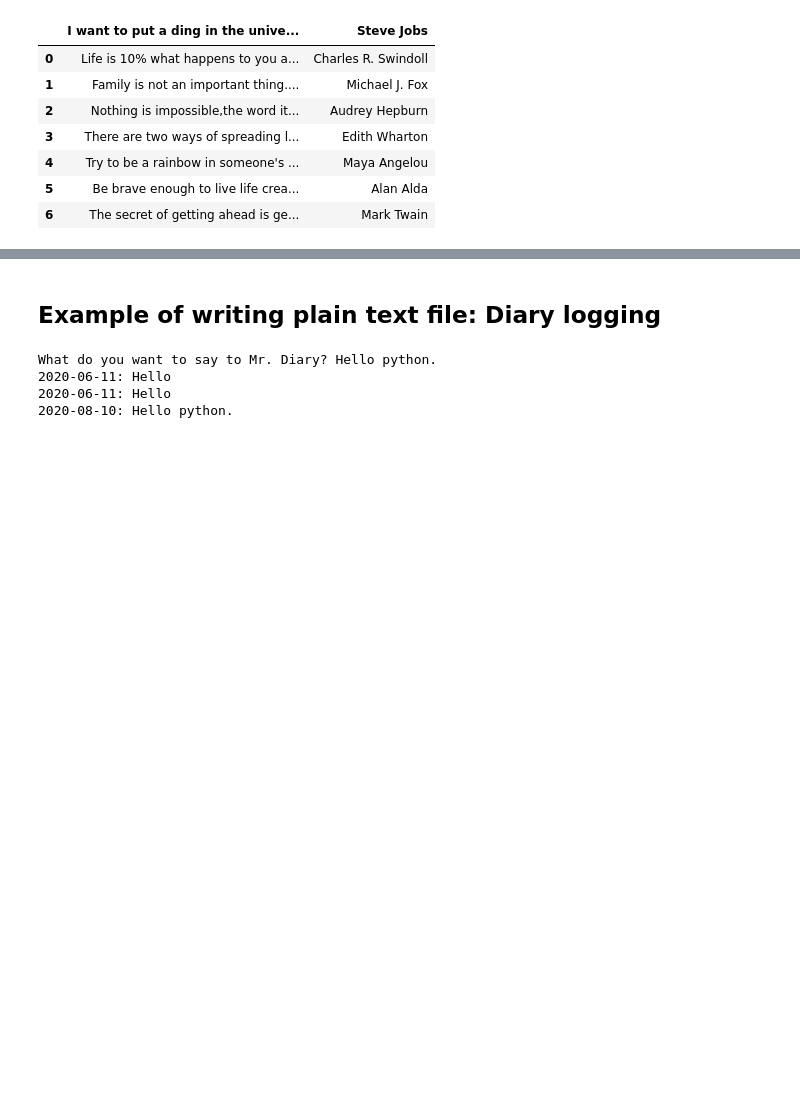
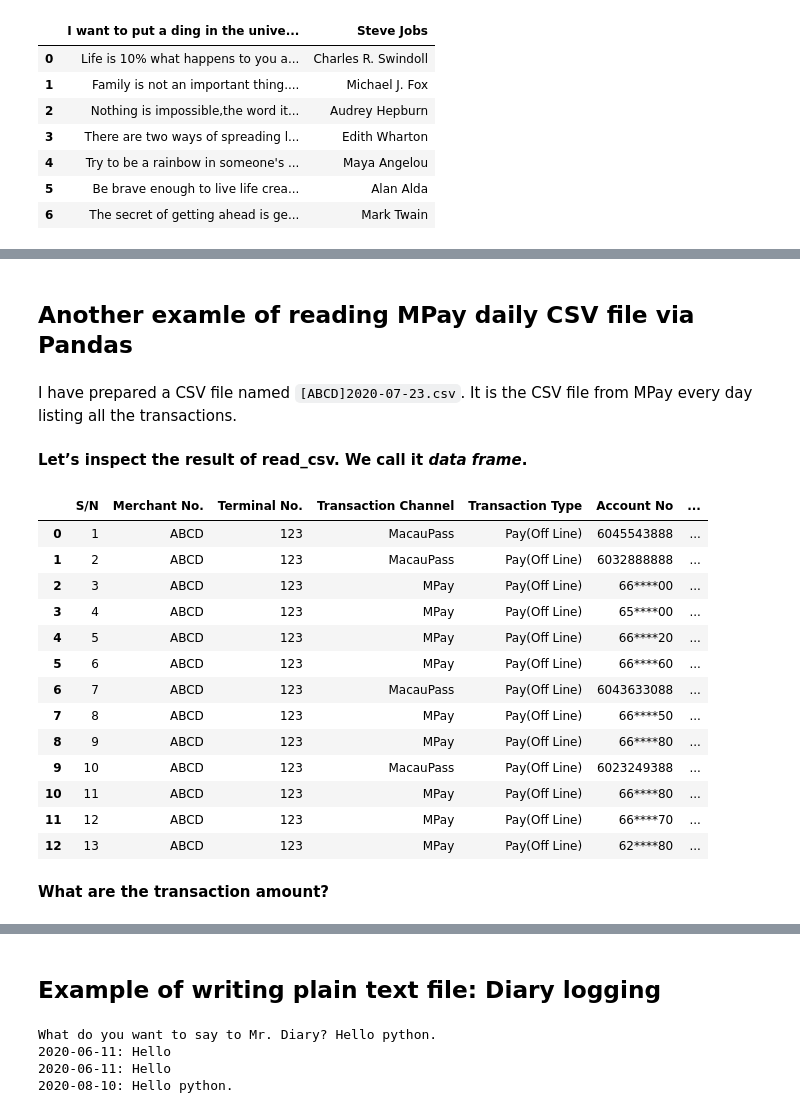
Before and after one commit to makzan/Beginning-Python-Course, a Jupyter notebook: lesson-3-reading-writing-text-file/Lesson 3B Reading and Writing Text File.ipynb, the cells around one changed output, grey strips where cells are left out. Cells and saved outputs as stored; diff of their text form; code cells hidden in the pictures; blank space fills up the shorter version.

```diff
--- a/lesson-3-reading-writing-text-file/Lesson 3B Reading and Writing Text File.ipynb
+++ b/lesson-3-reading-writing-text-file/Lesson 3B Reading and Writing Text File.ipynb
@@ -84,0 +91,29 @@ pd.read_csv("quotes.csv")
+# %% [markdown]
+## Another examle of reading MPay daily CSV file via Pandas
+# %% [markdown]
+I have prepared a CSV file named `[ABCD]2020-07-23.csv`. It is the CSV file from MPay every day listing all the transactions.
+# %%
+import pandas as pd
+
+df = pd.read_csv('[ABCD]2020-07-23.csv')
+# %% [markdown]
+**Let’s inspect the result of read_csv. We call it _data frame_.**
+# %%
+df
+# %% [output]
+|  | S/N | Merchant No. | Terminal No. | Transaction Channel | Transaction Type | Account No | ... |
+| 0 | 1 | ABCD | 123 | MacauPass | Pay(Off Line) | 6045543888 | ... |
+| 1 | 2 | ABCD | 123 | MacauPass | Pay(Off Line) | 6032888888 | ... |
+| 2 | 3 | ABCD | 123 | MPay | Pay(Off Line) | 66****00 | ... |
+| 3 | 4 | ABCD | 123 | MPay | Pay(Off Line) | 65****00 | ... |
+| 4 | 5 | ABCD | 123 | MPay | Pay(Off Line) | 66****20 | ... |
+| 5 | 6 | ABCD | 123 | MPay | Pay(Off Line) | 66****60 | ... |
+| 6 | 7 | ABCD | 123 | MacauPass | Pay(Off Line) | 6043633088 | ... |
+| 7 | 8 | ABCD | 123 | MPay | Pay(Off Line) | 66****50 | ... |
+| 8 | 9 | ABCD | 123 | MPay | Pay(Off Line) | 66****80 | ... |
+| 9 | 10 | ABCD | 123 | MacauPass | Pay(Off Line) | 6023249388 | ... |
+| 10 | 11 | ABCD | 123 | MPay | Pay(Off Line) | 66****80 | ... |
+| 11 | 12 | ABCD | 123 | MPay | Pay(Off Line) | 66****70 | ... |
+| 12 | 13 | ABCD | 123 | MPay | Pay(Off Line) | 62****80 | ... |
+# %% [markdown]
+**What are the transaction amount?**
```
Also changed, not shown: parts of 15 cells of this notebook, 1 other file.
